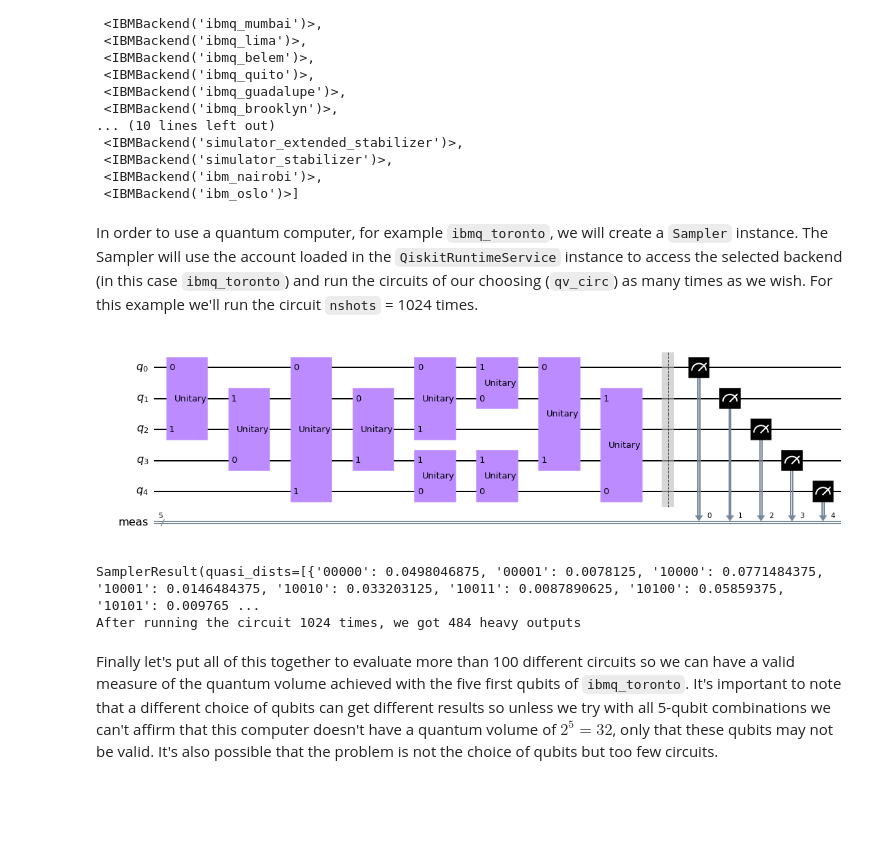
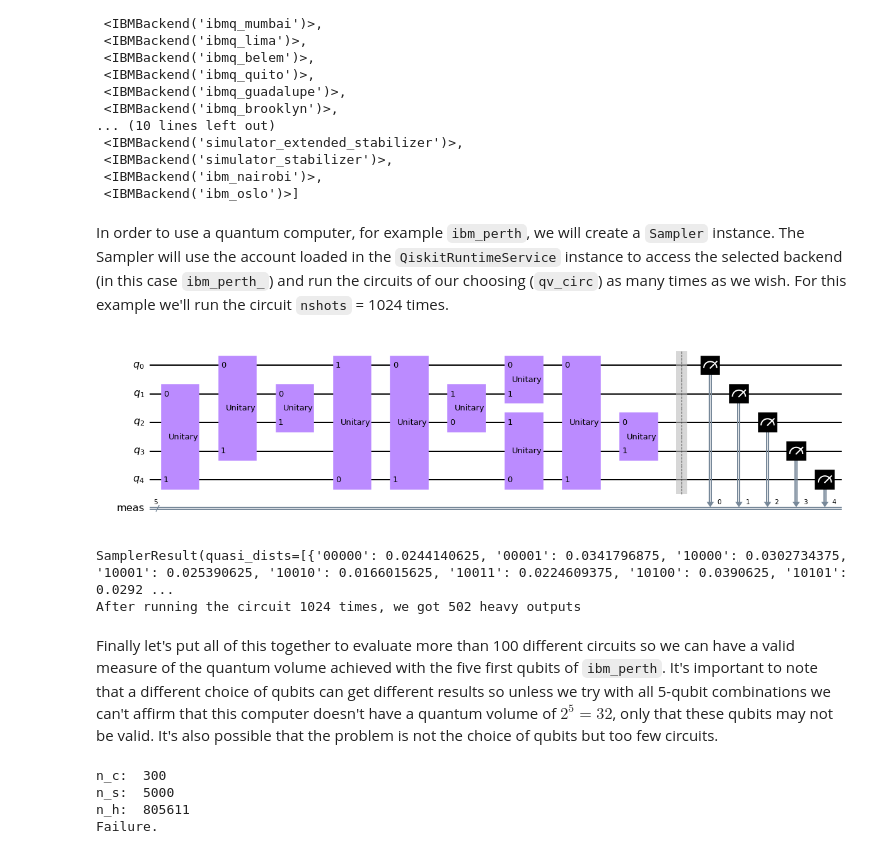
Before and after one commit to Guillermo-Mijares-Vilarino/Master-thesis, a Jupyter notebook: QV_code.ipynb, the cells around one changed output. Cells and saved outputs as stored; diff of their text form; code cells hidden in the pictures; blank space fills up the shorter version.

```diff
--- a/QV_code.ipynb
+++ b/QV_code.ipynb
@@ -135,41 +135,41 @@ service.backends()
  <IBMBackend('ibm_nairobi')>,
  <IBMBackend('ibm_oslo')>]
 # %% [markdown]
-In order to use a quantum computer, for example `ibmq_toronto`, we will create a `Sampler` instance. The Sampler will use the account loaded in the `QiskitRuntimeService` instance to access the selected backend (in this case `ibmq_toronto`) and run the circuits of our choosing (`qv_circ`) as many times as we wish. For this example we'll run the circuit `nshots` = 1024 times.
+In order to use a quantum computer, for example `ibm_perth`, we will create a `Sampler` instance. The Sampler will use the account loaded in the `QiskitRuntimeService` instance to access the selected backend (in this case `ibm_perth_`) and run the circuits of our choosing (`qv_circ`) as many times as we wish. For this example we'll run the circuit `nshots` = 1024 times.
 # %%
 from qiskit_ibm_runtime import Sampler
 
 nshots = 1024
 
 # measure the circuit in order to get something meaningful from the quantum computer.
 qv_circ.measure_all()
 
 # show the circuit with the measures
 display(qv_circ.draw("mpl"))
 
 # create the Sampler instance
-with Sampler(circuits = qv_circ, service = service, options = { "backend": "ibmq_toronto" }) as sampler:
-    result = sampler(circuit_indices=[0], shots = nshots)
+with Sampler(circuits = qv_circ, service = service, options = { "backend": "ibm_perth" }) as sampler:
+    result = sampler(circuit_indices = [0], shots = nshots)
     print(result)
 
 # take the results
 device_counts = result.quasi_dists[0]
 
 # initialize number of heavy outputs
 nheavy = 0
 # check if they are heavy outputs
 for heavy_output in heavy_outputs:
     if heavy_output in device_counts.keys():
         nheavy += device_counts[heavy_output] * nshots
 nheavy = int(nheavy)
 
 print("After running the circuit", nshots, "times, we got", nheavy, "heavy outputs")
 # %% [output]
-[figure, old version]
+[figure, new version]
-SamplerResult(quasi_dists=[{'00000': 0.0498046875, '00001': 0.0078125, '10000': 0.0771484375, '10001': 0.0146484375, '10010': 0.033203125, '10011': 0.0087890625, '10100': 0.05859375, '10101': 0.009765 ...
-After running the circuit 1024 times, we got 484 heavy outputs
+SamplerResult(quasi_dists=[{'00000': 0.0244140625, '00001': 0.0341796875, '10000': 0.0302734375, '10001': 0.025390625, '10010': 0.0166015625, '10011': 0.0224609375, '10100': 0.0390625, '10101': 0.0292 ...
+After running the circuit 1024 times, we got 502 heavy outputs
 # %% [markdown]
-Finally let's put all of this together to evaluate more than 100 different circuits so we can have a valid measure of the quantum volume achieved with the five first qubits of `ibmq_toronto`. It's important to note that a different choice of qubits can get different results so unless we try with all 5-qubit combinations we can't affirm that this computer doesn't have a quantum volume of $2^5 = 32$, only that these qubits may not be valid. It's also possible that the problem is not the choice of qubits but too few circuits.
+Finally let's put all of this together to evaluate more than 100 different circuits so we can have a valid measure of the quantum volume achieved with the five first qubits of `ibm_perth`. It's important to note that a different choice of qubits can get different results so unless we try with all 5-qubit combinations we can't affirm that this computer doesn't have a quantum volume of $2^5 = 32$, only that these qubits may not be valid. It's also possible that the problem is not the choice of qubits but too few circuits.
 # %%
 from qiskit import Aer, transpile, QuantumCircuit
 from qiskit.visualization import plot_histogram
@@ -186,11 +186,9 @@ qubit_list = [i for i in range(5)]
 
 SIZE = len(qubit_list)
 
-# number of different circuits
-ncircuits = 100
 
 # number of times we will run each circuit
-nshots = 1024
+nshots = 5000
 
 # initialize the number of heavy outputs
 nheavy = 0
@@ -200,6 +198,18 @@ service = QiskitRuntimeService(channel="ibm_quantum")
 
 # choose simulator
 simulator = Aer.get_backend("aer_simulator")
+
+#choose quantum computer
+backend = service.backend("ibm_perth")
+
+# number of different circuits set to maximum permitted per job with this particular backend
+ncircuits = backend._max_circuits
+
+# initialize a list of all the circuits
+circuit_list = []
+
+heavy_outputs_list = []
+
 
 for circuit in range(ncircuits):
     qlist = qubit_list[:]
@@ -226,24 +236,38 @@ for circuit in range(ncircuits):
     # pick the heavy outputs
     heavy_outputs = sorted_counts[len(sorted_counts)//2 : ]
 
+    # add heavy outputs to list
+    heavy_outputs_list.append(heavy_outputs)
+
     # measure the circuit before running it through the quantum computer
     qv_circ.measure_all()
-    # use the sampler primitive to access the quantum computer and run the circuit nshots times
-    with Sampler(circuits = qv_circ, service=service, options={ "backend": "ibmq_toronto" }) as sampler:
-        result = sampler(circuit_indices=[0], shots=nshots)
-    # take the results
-    device_counts = result.quasi_dists[0]
-    # check if they are heavy outputs
-    for heavy_output in heavy_outputs:
-        if heavy_output in device_counts.keys():
-            nheavy += device_counts[heavy_output] * nshots
+
+    # add the circuit to the list
+    circuit_list.append(qv_circ)
+
+# use the sampler primitive to access the quantum computer and run the circuits nshots times
+with Sampler(circuits = circuit_list, service=service, options={ "backend": backend }) as sampler:
+    result = sampler(circuit_indices = list(range(ncircuits)), shots=nshots)
+# take the results
+device_counts = result.quasi_dists
+# check if they are heavy outputs
+
+for j in range(ncircuits):
+    for heavy_output in heavy_outputs_list[j]:
+        if heavy_output in device_counts[j].keys():
+            nheavy += device_counts[j][heavy_output] * nshots
 
 nheavy = int(nheavy)
 # show the parameters we'll use to determine the quantum volume
-print("n_c: ", ncircuits, "n_s: ", nshots, "n_h: ", nheavy)
+print("n_c: ", ncircuits, "\nn_s: ", nshots, "\nn_h: ", nheavy)
 
 # determine if the quantum volume is achieved
 if (nheavy - 2 * np.sqrt(nheavy * (nshots - nheavy / ncircuits)))/(nshots * ncircuits) > 2/3:
     print("Success! QV of", 2**SIZE, "achieved!")
 else:
     print("Failure.")
+# %% [output]
+n_c:  300
+n_s:  5000
+n_h:  805611
+Failure.
```
Also changed, not shown: parts of 5 cells of this notebook, 2 other files.
